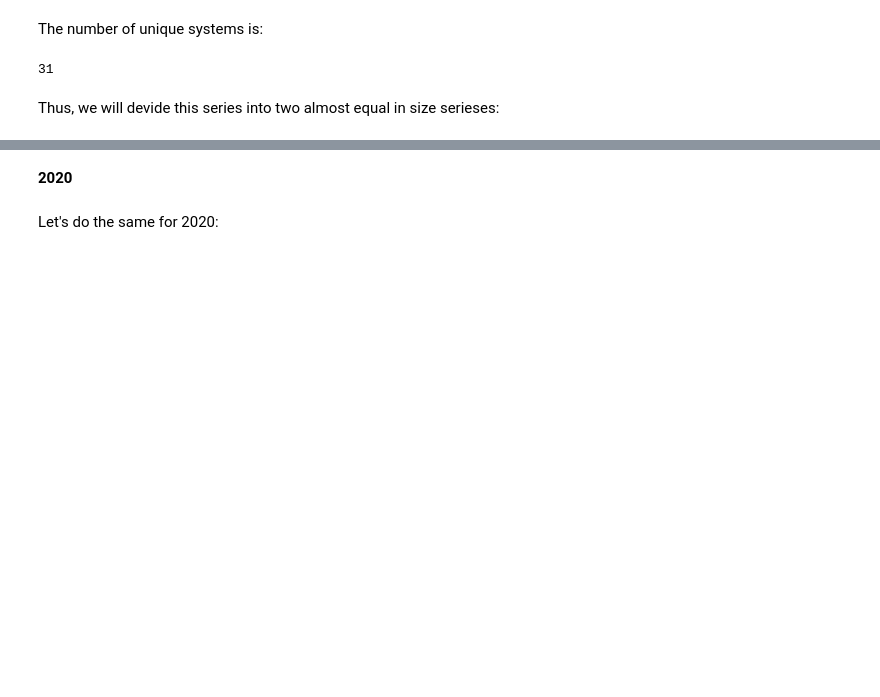
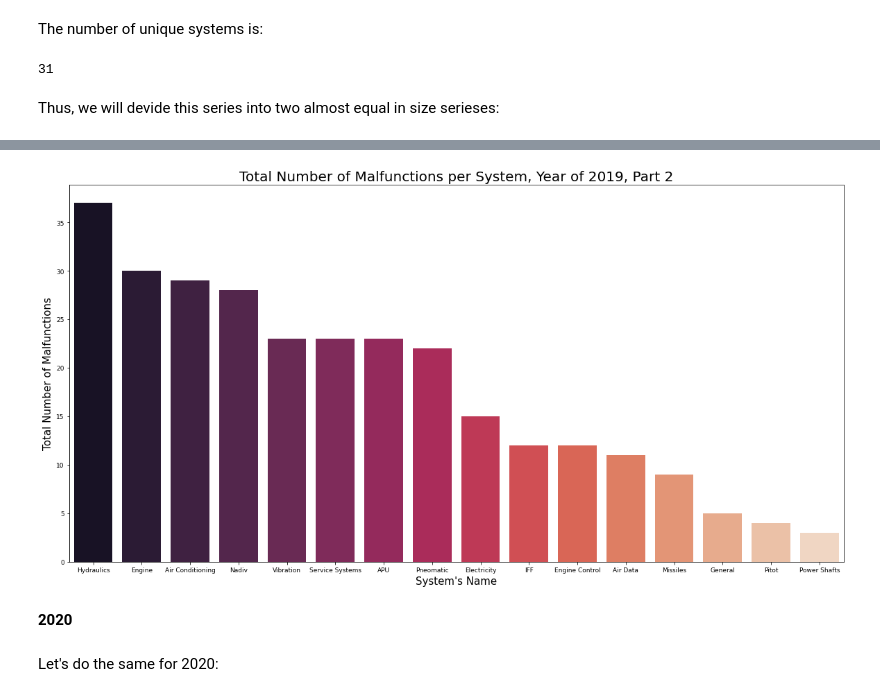
Before and after one commit to elront/Data_Sceince_Project, a Jupyter notebook: Data_science_workshop_project.ipynb, the cells around one changed output, grey strips where cells are left out. Saved outputs shown, nothing was run; the diff lists cells and outputs as text; code cells hidden in the pictures; blank space fills up the shorter version.

Commit message:
Finished adding the fourth graph.

```diff
--- a/Data_science_workshop_project.ipynb
+++ b/Data_science_workshop_project.ipynb
@@ -1378,10 +1381,16 @@ less_significant_malf_per_system_2019 = malf_df_2019['System'].value_counts().ta
 # %%
-plt.figure(figsize=(20, 10))
-plot = sns.countplot(x = 'System',
-                  data = malf_df_2019,
-                  order = most_significant_malf_per_system_2019.index,
-                  palette="rocket")
-plot.axes.set_title("Total Number of Malfunctions per System, Year of 2019, Part 1",fontsize = 20)
-plot.set_xlabel("System's Name",fontsize = 15)
-plot.set_ylabel("Total Number of Malfunctions",fontsize = 15)
-plot.tick_params(labelsize = 9)
+def plot_malf_per_system(malf_df, systems_series, year, part):
+    # Determine the plot's size.
+    plt.figure(figsize=(20, 10))
+
+    # Create the plot, using Sea Born count plot.
+    plot = sns.countplot(x = 'System',
+                      data = malf_df,
+                      order = systems_series.index,
+                      palette = "rocket")
+
+    # Set titles.
+    plot.axes.set_title("Total Number of Malfunctions per System, Year of {0}, Part {1}".format(year, part),fontsize = 20)
+    plot.set_xlabel("System's Name",fontsize = 15)
+    plot.set_ylabel("Total Number of Malfunctions",fontsize = 15)
+    plot.tick_params(labelsize = 9)
@@ -1402,3 +1401,7 @@ plot.tick_params(labelsize = 11)
+# %%
+plot_malf_per_system(malf_df_2019, less_significant_malf_per_system_2019, 2019, 2)
+# %% [output]
+[figure, added]
 # %% [markdown]
 **2020**
 # %% [markdown]
```
Also changed, not shown: parts of 55 cells of this notebook.
